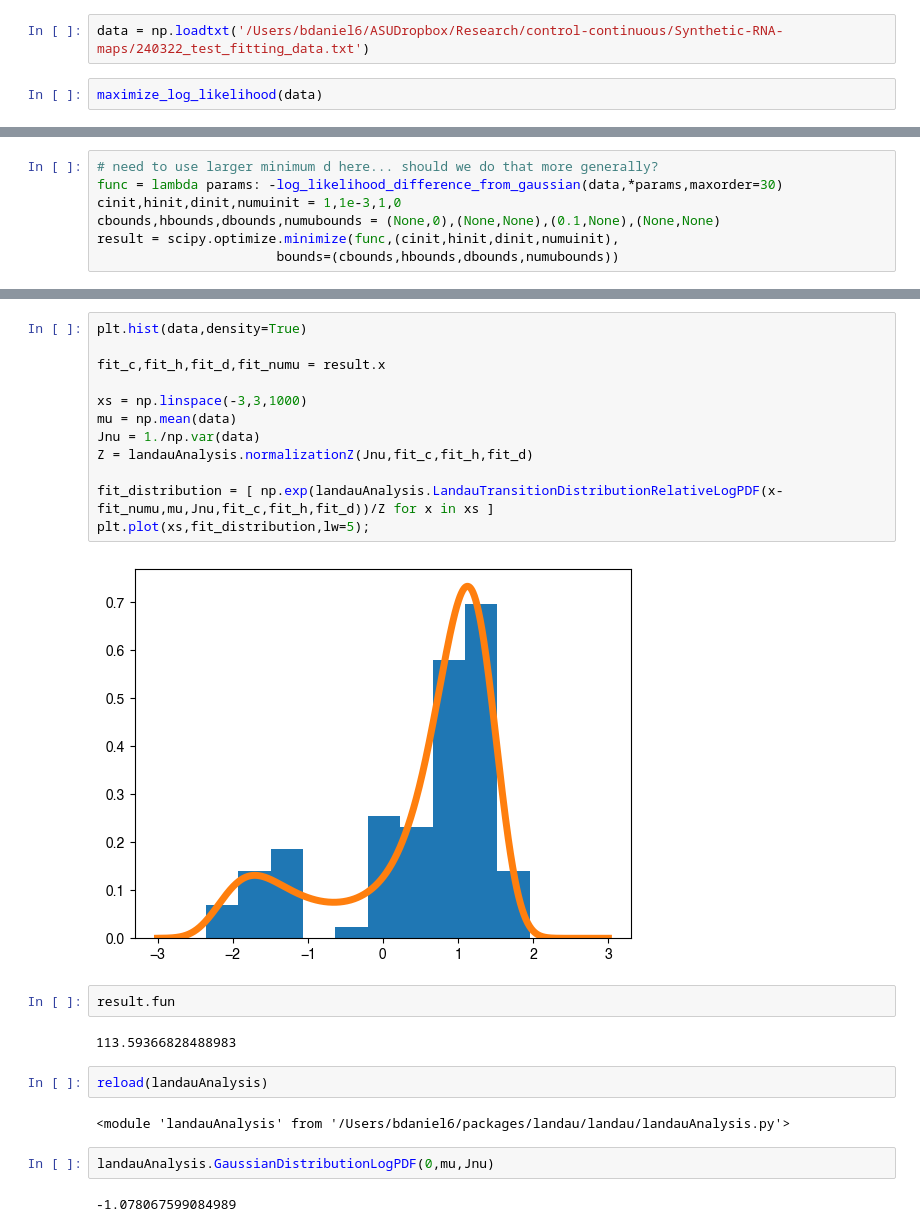
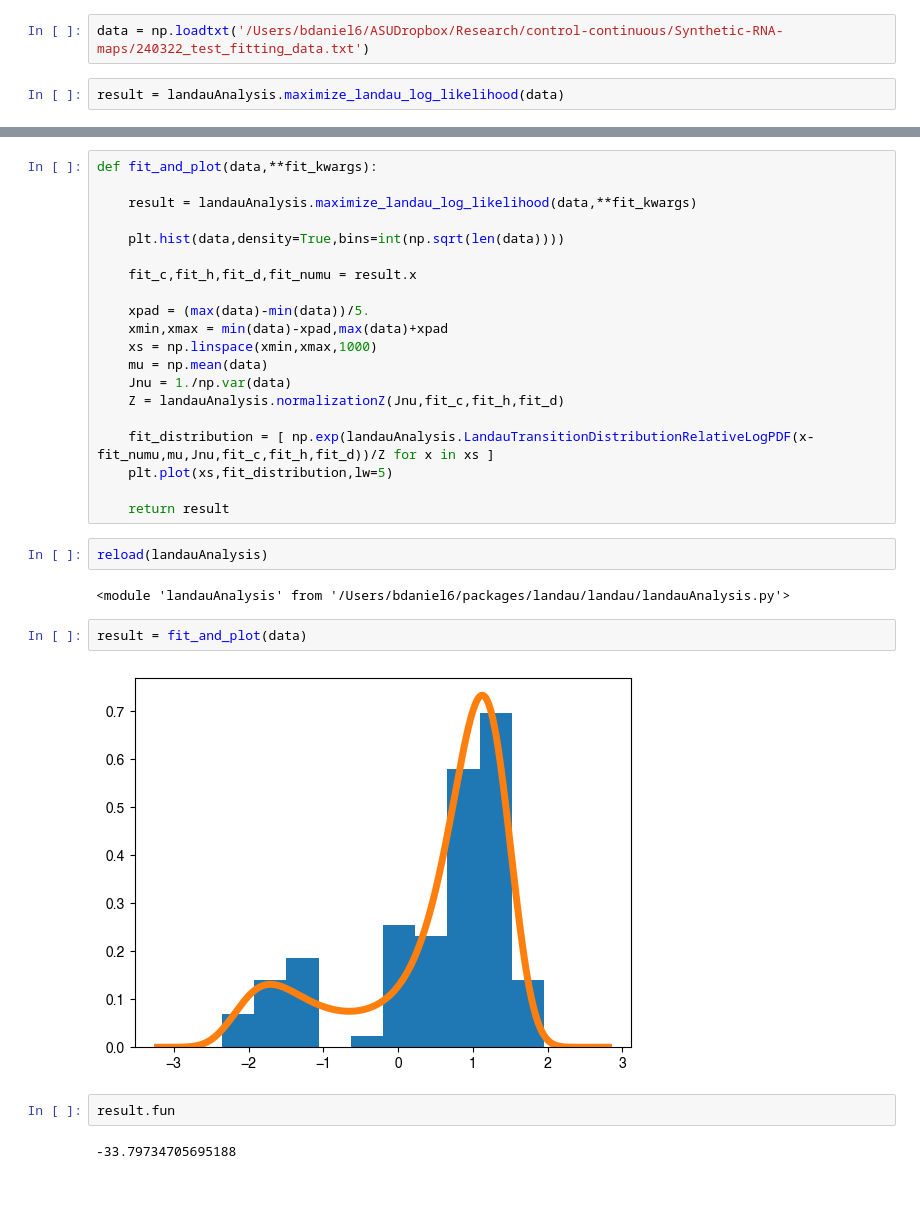
Before and after one commit to Collective-Logic-Lab/landau, a Jupyter notebook: landau/develop-landau-fitting-with-bias.ipynb, the cells around one changed output, grey strips where cells are left out. Saved outputs shown, nothing was run; the diff lists cells and outputs as text; blank space fills up the shorter version.

Commit message:
add biased likelihood maximization to landauAnalysis

```diff
--- a/landau/develop-landau-fitting-with-bias.ipynb
+++ b/landau/develop-landau-fitting-with-bias.ipynb
@@ -153,4 +118,4 @@ FindMinimum::cnpcons: Could not process the constraints {d > 0.001}.
 # %%
 data = np.loadtxt('/Users/bdaniel6/ASUDropbox/Research/control-continuous/Synthetic-RNA-maps/240322_test_fitting_data.txt')
 # %%
-maximize_log_likelihood(data)
+result = landauAnalysis.maximize_landau_log_likelihood(data)
@@ -171,7 +121,0 @@ maximize_log_likelihood(data)
-# %%
-# need to use larger minimum d here... should we do that more generally?
-func = lambda params: -log_likelihood_difference_from_gaussian(data,*params,maxorder=30)
-cinit,hinit,dinit,numuinit = 1,1e-3,1,0
-cbounds,hbounds,dbounds,numubounds = (None,0),(None,None),(0.1,None),(None,None)
-result = scipy.optimize.minimize(func,(cinit,hinit,dinit,numuinit),
-                       bounds=(cbounds,hbounds,dbounds,numubounds))
@@ -195,26 +139,32 @@ array([-2.6139492 , -1.07391036,  1.55960525, -1.13663287])
 # %%
-plt.hist(data,density=True)
+def fit_and_plot(data,**fit_kwargs):
 
-fit_c,fit_h,fit_d,fit_numu = result.x
+    result = landauAnalysis.maximize_landau_log_likelihood(data,**fit_kwargs)
 
-xs = np.linspace(-3,3,1000)
-mu = np.mean(data)
-Jnu = 1./np.var(data)
-Z = landauAnalysis.normalizationZ(Jnu,fit_c,fit_h,fit_d)
+    plt.hist(data,density=True,bins=int(np.sqrt(len(data))))
 
-fit_distribution = [ np.exp(landauAnalysis.LandauTransitionDistributionRelativeLogPDF(x-fit_numu,mu,Jnu,fit_c,fit_h,fit_d))/Z for x in xs ]
-plt.plot(xs,fit_distribution,lw=5);
+    fit_c,fit_h,fit_d,fit_numu = result.x
+
+    xpad = (max(data)-min(data))/5.
+    xmin,xmax = min(data)-xpad,max(data)+xpad
+    xs = np.linspace(xmin,xmax,1000)
+    mu = np.mean(data)
+    Jnu = 1./np.var(data)
+    Z = landauAnalysis.normalizationZ(Jnu,fit_c,fit_h,fit_d)
+
+    fit_distribution = [ np.exp(landauAnalysis.LandauTransitionDistributionRelativeLogPDF(x-fit_numu,mu,Jnu,fit_c,fit_h,fit_d))/Z for x in xs ]
+    plt.plot(xs,fit_distribution,lw=5)
+
+    return result
-# %% [output]
-[figure, removed]
-# %%
-result.fun
-# %% [output]
-113.59366828488983
-# %%
-reload(landauAnalysis)
-# %% [output]
-<module 'landauAnalysis' from '/Users/bdaniel6/packages/landau/landau/landauAnalysis.py'>
-# %%
-landauAnalysis.GaussianDistributionLogPDF(0,mu,Jnu)
-# %% [output]
--1.078067599084989
+# %%
+reload(landauAnalysis)
+# %% [output]
+<module 'landauAnalysis' from '/Users/bdaniel6/packages/landau/landau/landauAnalysis.py'>
+# %%
+result = fit_and_plot(data)
+# %% [output]
+[figure, added]
+# %%
+result.fun
+# %% [output]
+-33.79734705695188
```
Also changed, not shown: parts of 29 cells of this notebook, 1 other file.
